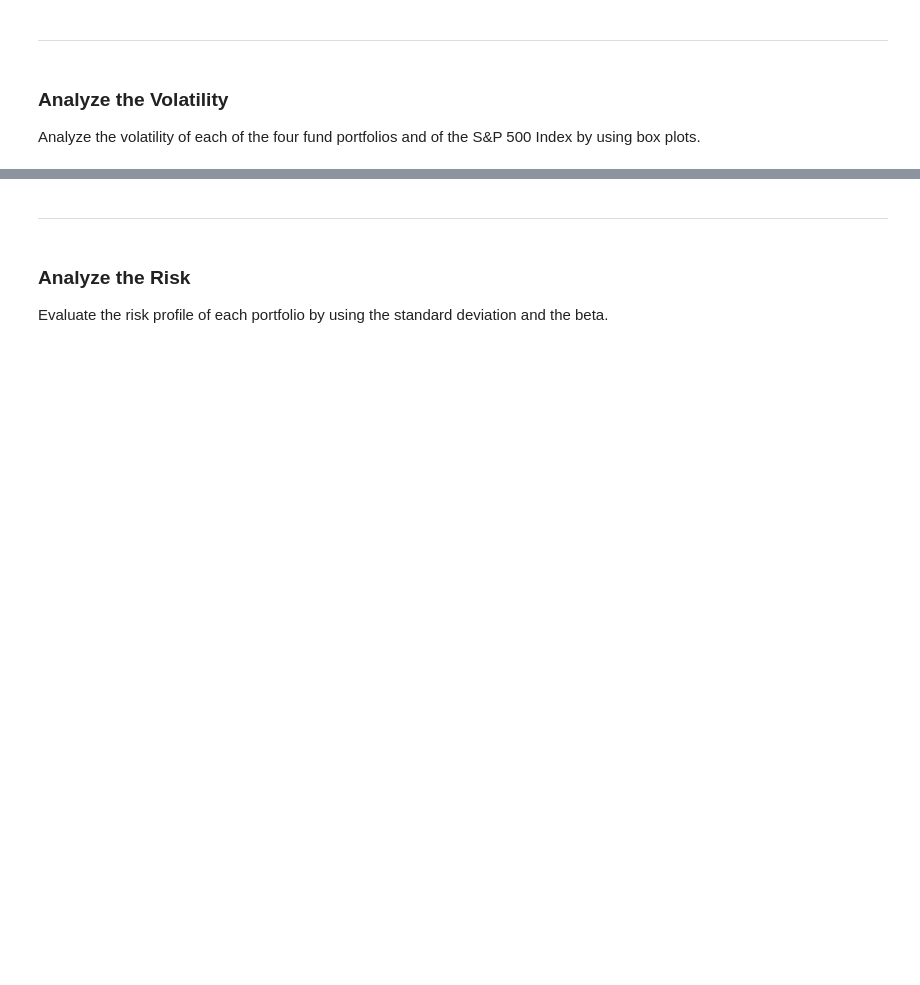
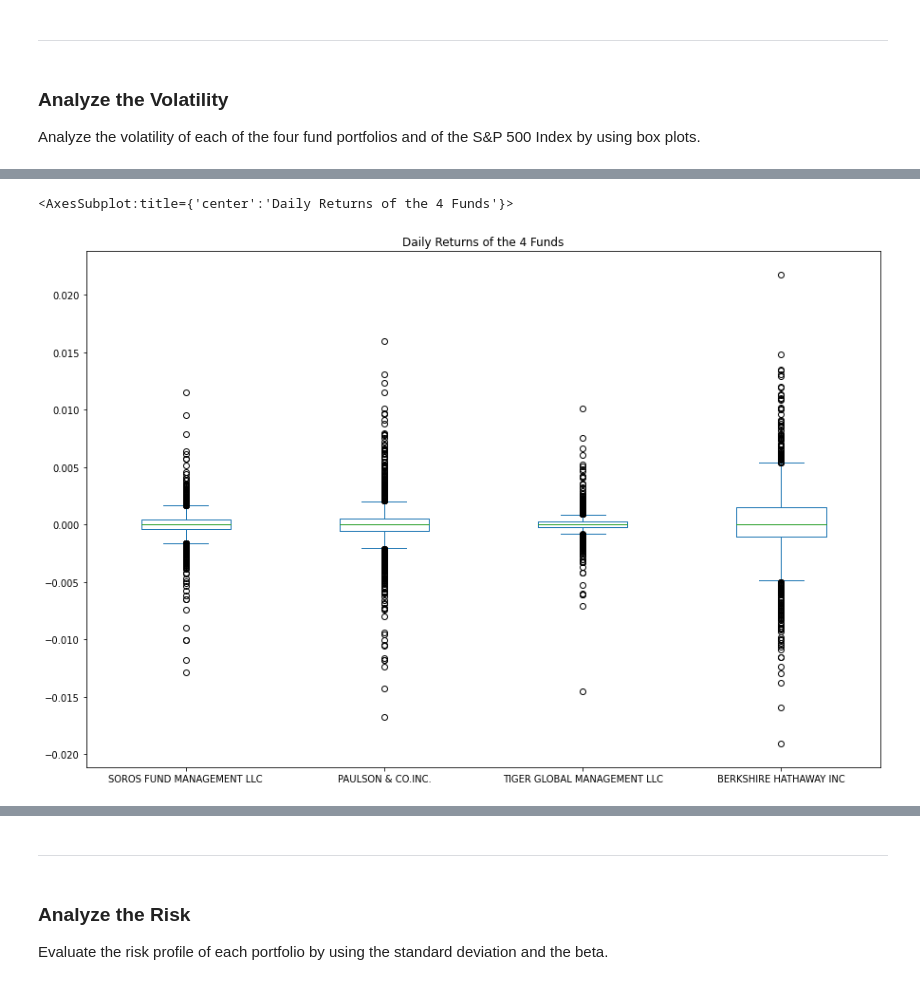
Before and after one commit to MajidKouki/c4-risk-return-analysis, a Jupyter notebook: risk_return_analysis.ipynb, the cells around one changed output, grey strips where cells are left out. Drawn from its saved outputs; the diff is of its cells as text; code cells hidden in the pictures; blank space fills up the shorter version.

```diff
--- a/risk_return_analysis.ipynb
+++ b/risk_return_analysis.ipynb
@@ -196,0 +186,9 @@ Analyze the volatility of each of the four fund portfolios and of the S&P 500 In
+# %%
+# Create a new dataframe of the funds' daily returns without the S&P 500
+whale_navs_daily_returns_no_spy = whale_navs_daily_returns.drop(columns="S&P 500")
+
+# Use the daily return data to visualize volatility of the 4 funds without the S&P 500
+whale_navs_daily_returns_no_spy.plot.box(title="Daily Returns of the 4 Funds", figsize=(15, 10))
+# %% [output]
+<AxesSubplot:title={'center':'Daily Returns of the 4 Funds'}>
+[figure, added]
```
Also changed, not shown: parts of 8 cells of this notebook.
